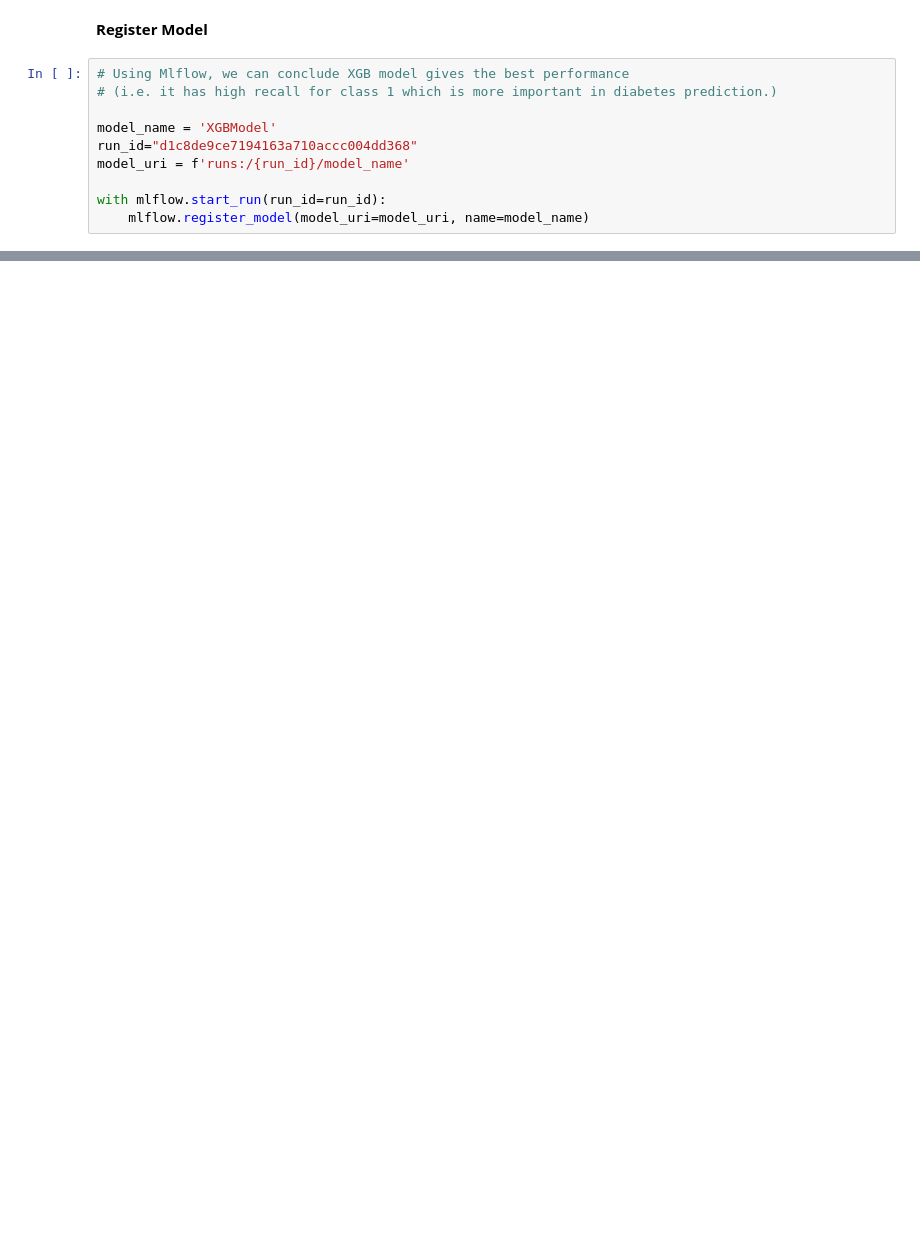
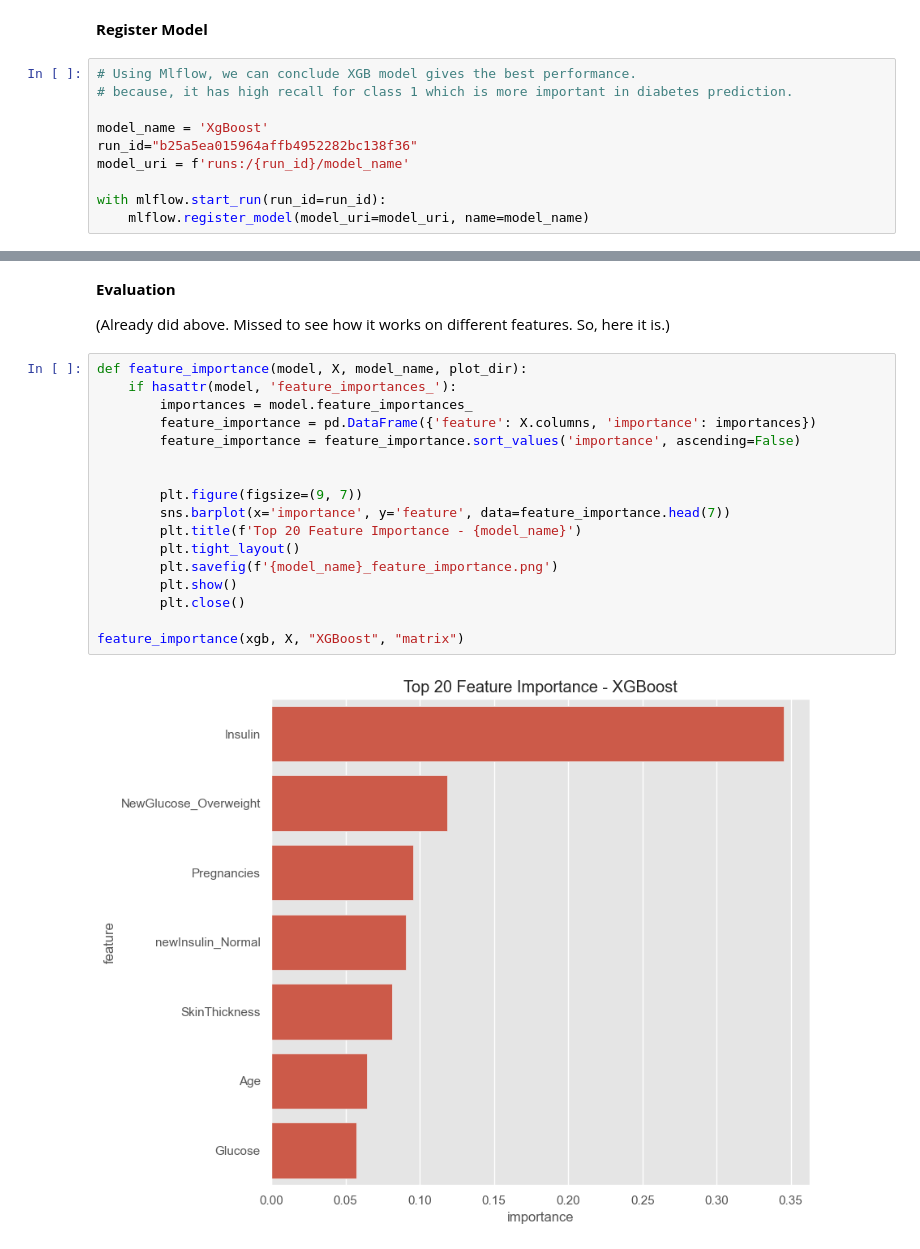
Before and after one commit to iiakshat/diabetes_prediction, a Jupyter notebook: diabetes_prediction.ipynb, the cells around one changed output, grey strips where cells are left out. Drawn from its saved outputs; the diff is of its cells as text; blank space fills up the shorter version.

```diff
--- a/diabetes_prediction.ipynb
+++ b/diabetes_prediction.ipynb
@@ -873,11 +908,11 @@ for i, element in enumerate(models):
 # %% [markdown]
 __Register Model__
 # %%
-# Using Mlflow, we can conclude XGB model gives the best performance
-# (i.e. it has high recall for class 1 which is more important in diabetes prediction.)
+# Using Mlflow, we can conclude XGB model gives the best performance.
+# because, it has high recall for class 1 which is more important in diabetes prediction.
 
-model_name = 'XGBModel'
-run_id="d1c8de9ce7194163a710accc004dd368"
+model_name = 'XgBoost'
+run_id="b25a5ea015964affb4952282bc138f36"
 model_uri = f'runs:/{run_id}/model_name'
 
 with mlflow.start_run(run_id=run_id):
@@ -884,0 +937,23 @@ with mlflow.start_run(run_id=run_id):
+# %% [markdown]
+__Evaluation__
+
+(Already did above. Missed to see how it works on different features. So, here it is.)
+# %%
+def feature_importance(model, X, model_name, plot_dir):
+    if hasattr(model, 'feature_importances_'):
+        importances = model.feature_importances_
+        feature_importance = pd.DataFrame({'feature': X.columns, 'importance': importances})
+        feature_importance = feature_importance.sort_values('importance', ascending=False)
+
+
+        plt.figure(figsize=(9, 7))
+        sns.barplot(x='importance', y='feature', data=feature_importance.head(7))
+        plt.title(f'Top 20 Feature Importance - {model_name}')
+        plt.tight_layout()
+        plt.savefig(f'{model_name}_feature_importance.png')
+        plt.show()
+        plt.close()
+
+feature_importance(xgb, X, "XGBoost", "matrix")
+# %% [output]
+[figure, added]
```
Also changed, not shown: parts of 15 cells of this notebook.
